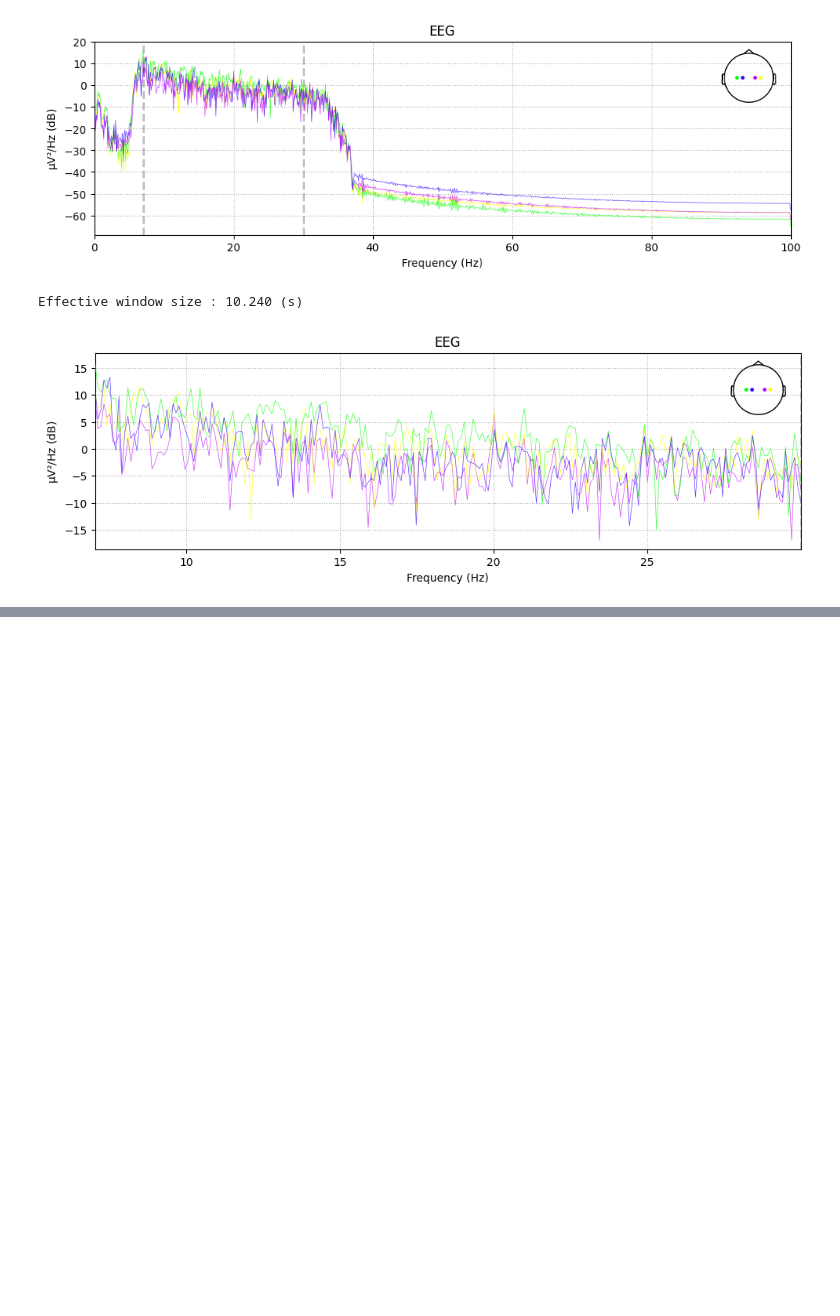
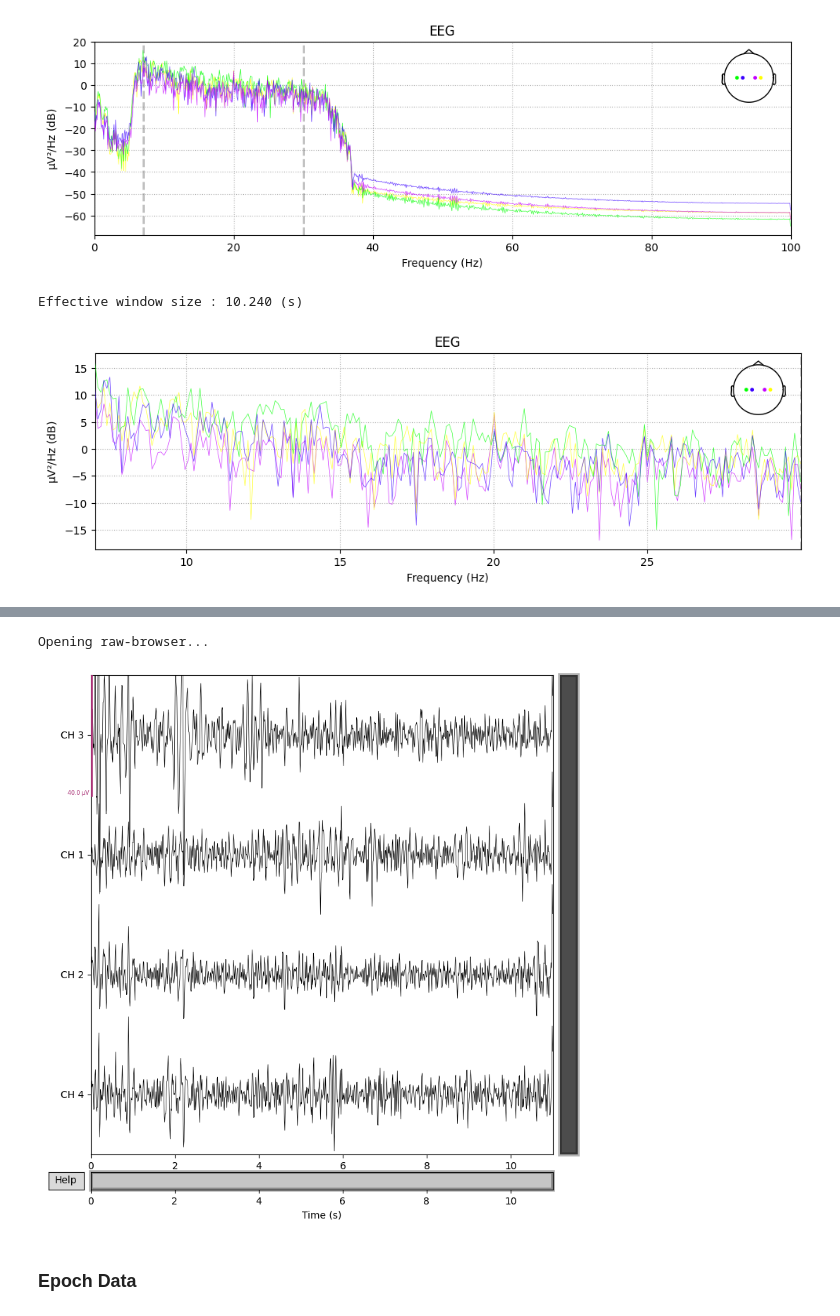
Before and after one commit to Ibrahim925/Light-Nesis, a Jupyter notebook: training.ipynb, the cells around one changed output, grey strips where cells are left out. Cells and saved outputs as stored; diff of their text form; code cells hidden in the pictures; blank space fills up the shorter version.

```diff
--- a/training.ipynb
+++ b/training.ipynb
@@ -214,0 +230,8 @@ Effective window size : 10.240 (s)
+# %%
+training_data["Right"][0].plot(duration=17)
+plt.show()
+# %% [output]
+Opening raw-browser...
+[figure, added]
+# %% [markdown]
+<h3>Epoch Data</h3>
```
Also changed, not shown: parts of 7 cells of this notebook.
